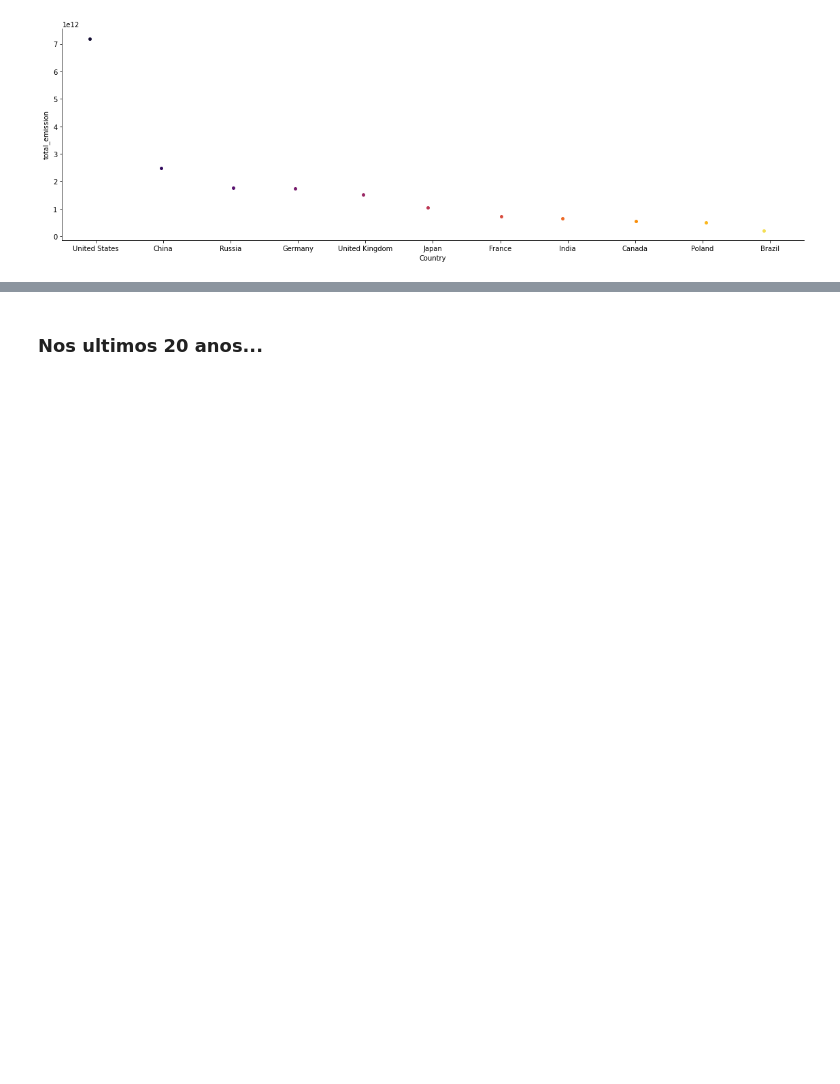
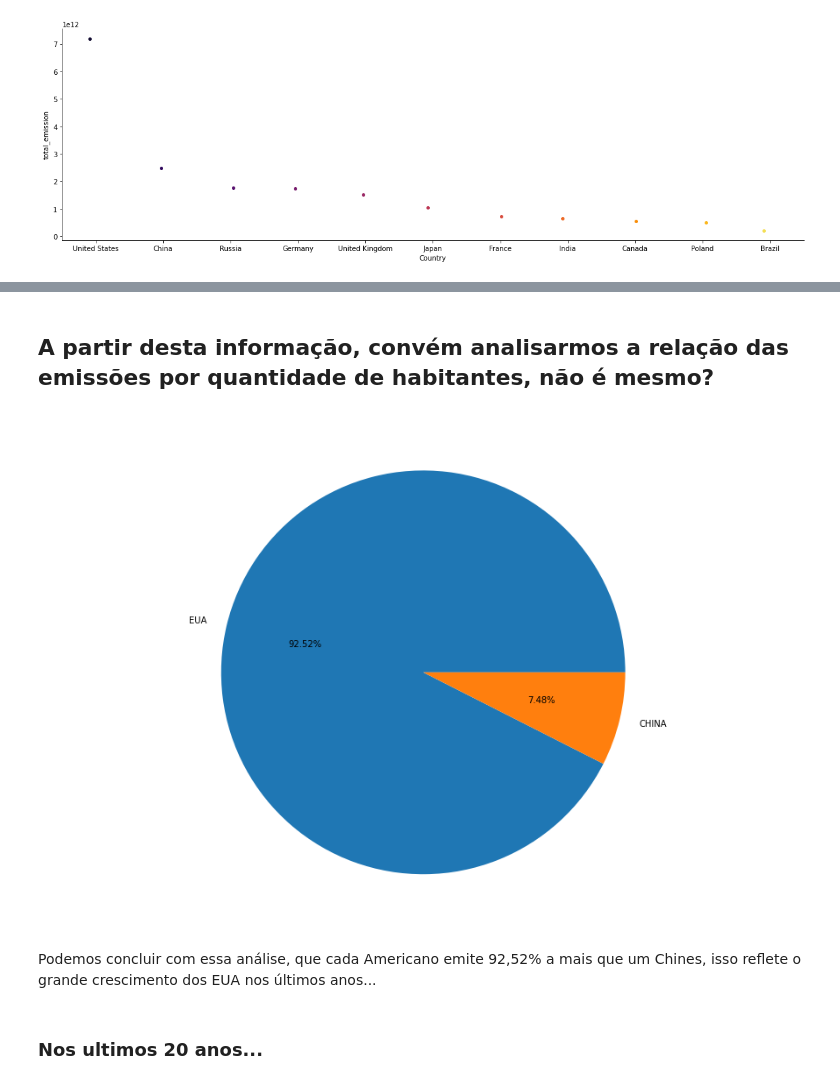
Before and after one commit to MaksonViini/Green-House-Gases, a Jupyter notebook: green_house_gases.ipynb, the cells around one changed output, grey strips where cells are left out. Drawn from its saved outputs; the diff is of its cells as text; code cells hidden in the pictures; blank space fills up the shorter version.

```diff
--- a/green_house_gases.ipynb
+++ b/green_house_gases.ipynb
@@ -245,3 +253,21 @@ fig.show()
+# %% [markdown]
+## A partir desta informação, convém analisarmos a relação das emissões por quantidade de habitantes, não é mesmo?
+# %%
+df_habit = pd.DataFrame()
+df_habit = df_economies['total_emission'].iloc[0:2]
+# %%
+emission_eua = df_habit.iloc[0] / int(326e6)
+emission_china = df_habit.iloc[1] / int(1.386e9)
+# %%
+fig = plt.figure()
+ax = fig.add_axes([0, 0, 2, 2])
+ax.axis('equal')
+ax.pie([emission_eua, emission_china], labels=['EUA', 'CHINA'], autopct='%1.2f%%')
+plt.show()
+# %% [output]
+[figure, added]
+# %% [markdown]
+Podemos concluir com essa análise, que cada Americano emite 92,52% a mais que um Chines, isso reflete o grande crescimento dos EUA nos últimos anos...
 # %% [markdown]
 ### Nos ultimos 20 anos...
 # %% [markdown]
```
Also changed, not shown: parts of 8 cells of this notebook.
